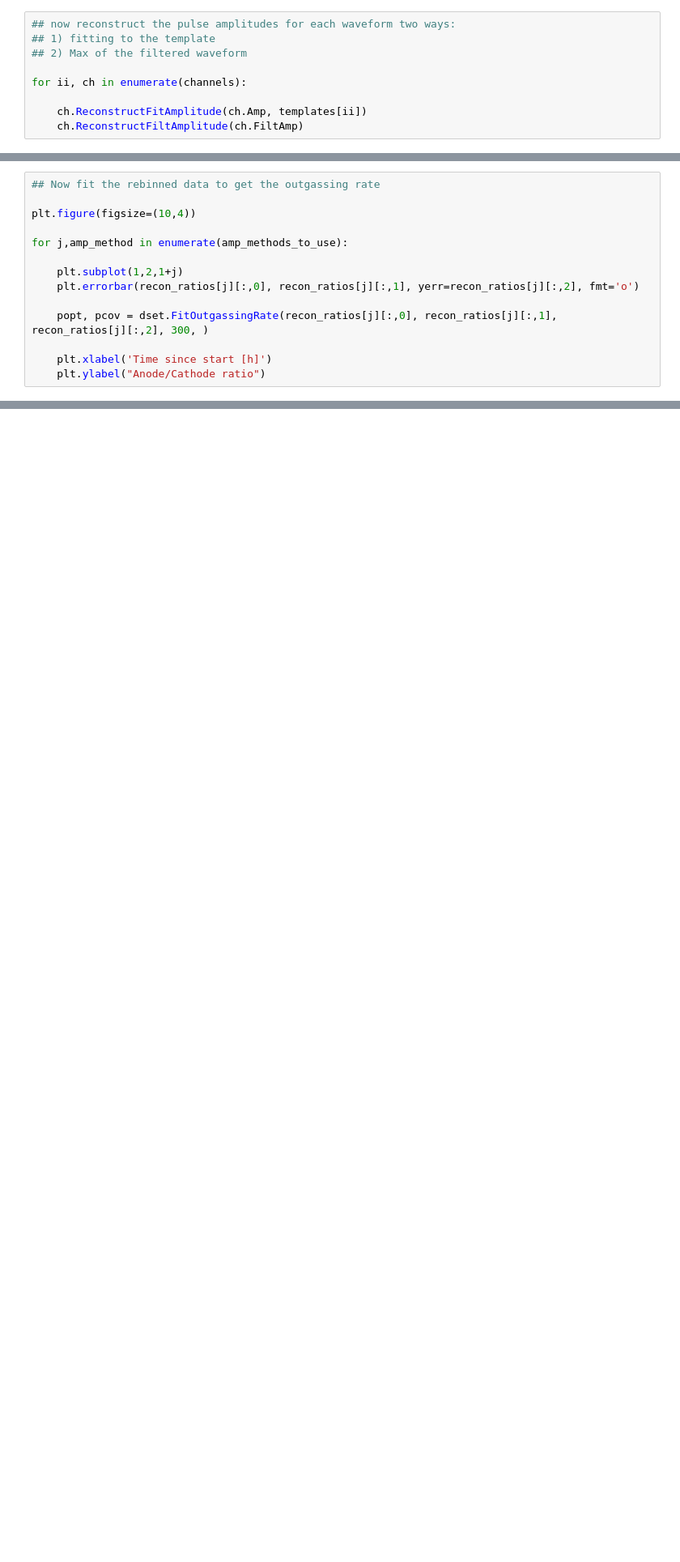
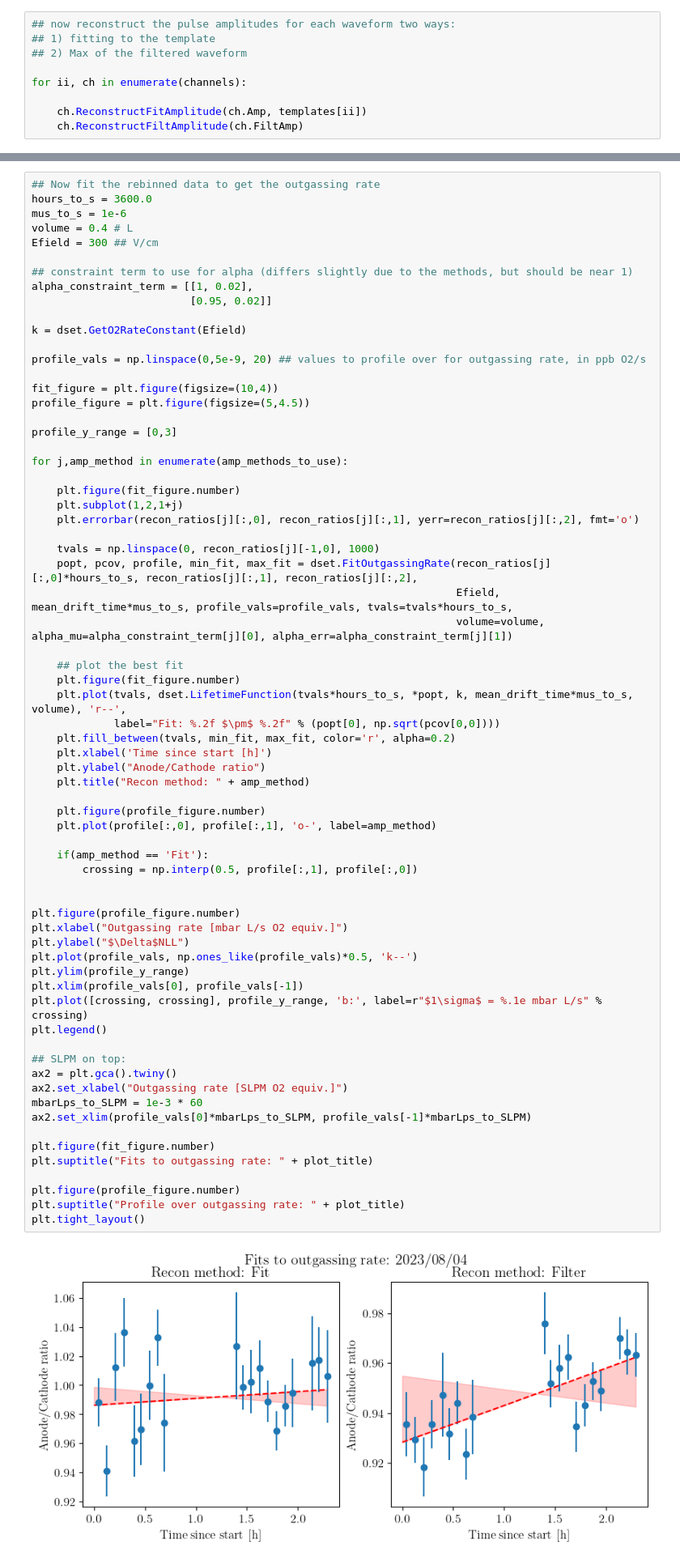
Before and after one commit to Moore-Lab/purity-monitor, a Jupyter notebook: ChargeMeasurements/LifetimeAnalysis/20230804_lifetime_analysis.ipynb, the cells around one changed output, grey strips where cells are left out. Shown at 81% size. Cells and saved outputs as stored; diff of their text form; blank space fills up the shorter version.

Commit message:
added some code to profile over outgassing rate

```diff
--- a/ChargeMeasurements/LifetimeAnalysis/20230804_lifetime_analysis.ipynb
+++ b/ChargeMeasurements/LifetimeAnalysis/20230804_lifetime_analysis.ipynb
@@ -177,14 +180,0 @@ for amp_method in amp_methods_to_use:
-# %%
-## Now fit the rebinned data to get the outgassing rate
-
-plt.figure(figsize=(10,4))
-
-for j,amp_method in enumerate(amp_methods_to_use):
-
-    plt.subplot(1,2,1+j)
-    plt.errorbar(recon_ratios[j][:,0], recon_ratios[j][:,1], yerr=recon_ratios[j][:,2], fmt='o')
-
-    popt, pcov = dset.FitOutgassingRate(recon_ratios[j][:,0], recon_ratios[j][:,1], recon_ratios[j][:,2], 300, )
-
-    plt.xlabel('Time since start [h]')
-    plt.ylabel("Anode/Cathode ratio")
@@ -192,0 +181,70 @@ for j,amp_method in enumerate(amp_methods_to_use):
+# %%
+## Now fit the rebinned data to get the outgassing rate
+hours_to_s = 3600.0
+mus_to_s = 1e-6
+volume = 0.4 # L
+Efield = 300 ## V/cm
+
+## constraint term to use for alpha (differs slightly due to the methods, but should be near 1)
+alpha_constraint_term = [[1, 0.02],
+                         [0.95, 0.02]]
+
+k = dset.GetO2RateConstant(Efield)
+
+profile_vals = np.linspace(0,5e-9, 20) ## values to profile over for outgassing rate, in ppb O2/s
+
+fit_figure = plt.figure(figsize=(10,4))
+profile_figure = plt.figure(figsize=(5,4.5))
+
+profile_y_range = [0,3]
+
+for j,amp_method in enumerate(amp_methods_to_use):
+
+    plt.figure(fit_figure.number)
+    plt.subplot(1,2,1+j)
+    plt.errorbar(recon_ratios[j][:,0], recon_ratios[j][:,1], yerr=recon_ratios[j][:,2], fmt='o')
+
+    tvals = np.linspace(0, recon_ratios[j][-1,0], 1000)
+    popt, pcov, profile, min_fit, max_fit = dset.FitOutgassingRate(recon_ratios[j][:,0]*hours_to_s, recon_ratios[j][:,1], recon_ratios[j][:,2],
+                                                                   Efield, mean_drift_time*mus_to_s, profile_vals=profile_vals, tvals=tvals*hours_to_s,
+                                                                   volume=volume, alpha_mu=alpha_constraint_term[j][0], alpha_err=alpha_constraint_term[j][1])
+
+    ## plot the best fit
+    plt.figure(fit_figure.number)
+    plt.plot(tvals, dset.LifetimeFunction(tvals*hours_to_s, *popt, k, mean_drift_time*mus_to_s, volume), 'r--',
+             label="Fit: %.2f $\pm$ %.2f" % (popt[0], np.sqrt(pcov[0,0])))
+    plt.fill_between(tvals, min_fit, max_fit, color='r', alpha=0.2)
+    plt.xlabel('Time since start [h]')
+    plt.ylabel("Anode/Cathode ratio")
+    plt.title("Recon method: " + amp_method)
+
+    plt.figure(profile_figure.number)
+    plt.plot(profile[:,0], profile[:,1], 'o-', label=amp_method)
+
+    if(amp_method == 'Fit'):
+        crossing = np.interp(0.5, profile[:,1], profile[:,0])
+
+
+plt.figure(profile_figure.number)
+plt.xlabel("Outgassing rate [mbar L/s O2 equiv.]")
+plt.ylabel("$\Delta$NLL")
+plt.plot(profile_vals, np.ones_like(profile_vals)*0.5, 'k--')
+plt.ylim(profile_y_range)
+plt.xlim(profile_vals[0], profile_vals[-1])
+plt.plot([crossing, crossing], profile_y_range, 'b:', label=r"$1\sigma$ = %.1e mbar L/s" % crossing)
+plt.legend()
+
+## SLPM on top:
+ax2 = plt.gca().twiny()
+ax2.set_xlabel("Outgassing rate [SLPM O2 equiv.]")
+mbarLps_to_SLPM = 1e-3 * 60
+ax2.set_xlim(profile_vals[0]*mbarLps_to_SLPM, profile_vals[-1]*mbarLps_to_SLPM)
+
+plt.figure(fit_figure.number)
+plt.suptitle("Fits to outgassing rate: " + plot_title)
+
+plt.figure(profile_figure.number)
+plt.suptitle("Profile over outgassing rate: " + plot_title)
+plt.tight_layout()
+# %% [output]
+[figure, added]
```
Also changed, not shown: parts of 6 cells of this notebook, 1 other file.
